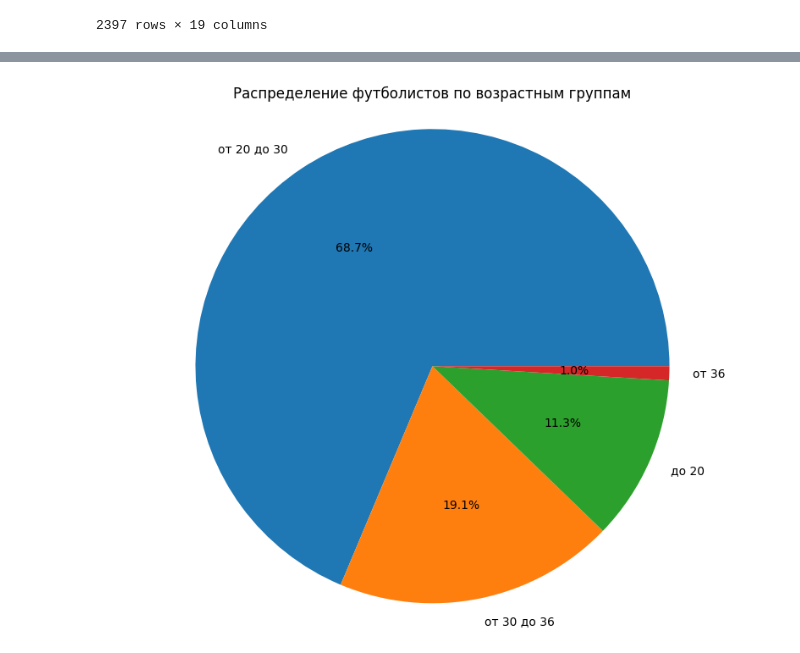
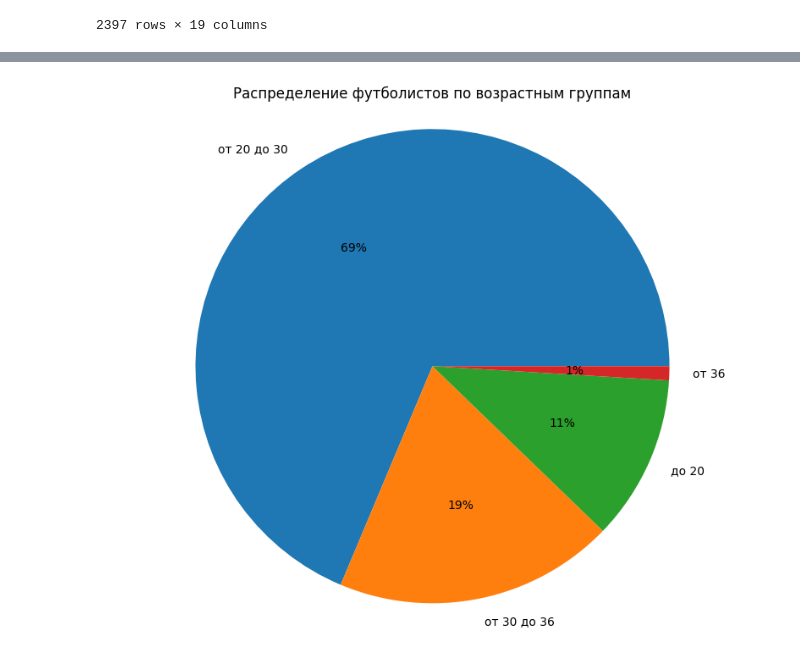
Before and after one commit to nata44845/ETL, a Jupyter notebook: homework2/homework2.ipynb, the cells around one changed output, grey strips where cells are left out. Drawn from its saved outputs; the diff is of its cells as text; code cells hidden in the pictures.

```diff
--- a/homework2/homework2.ipynb
+++ b/homework2/homework2.ipynb
@@ -276,9 +278,9 @@ Name: count, dtype: int64
 # %%
 plt.figure(figsize=(10, 8))
-df['Age_group'].value_counts().plot(kind='pie', autopct='%1.1f%%')
+df['Age_group'].value_counts().plot(kind='pie', autopct='%1.0f%%')
 
 plt.title('Распределение футболистов по возрастным группам')
 plt.ylabel('')
 plt.axis('equal');
 # %% [output]
-[figure, old version]
+[figure, new version]
```
Also changed, not shown: parts of 7 cells of this notebook, 1 other file.
